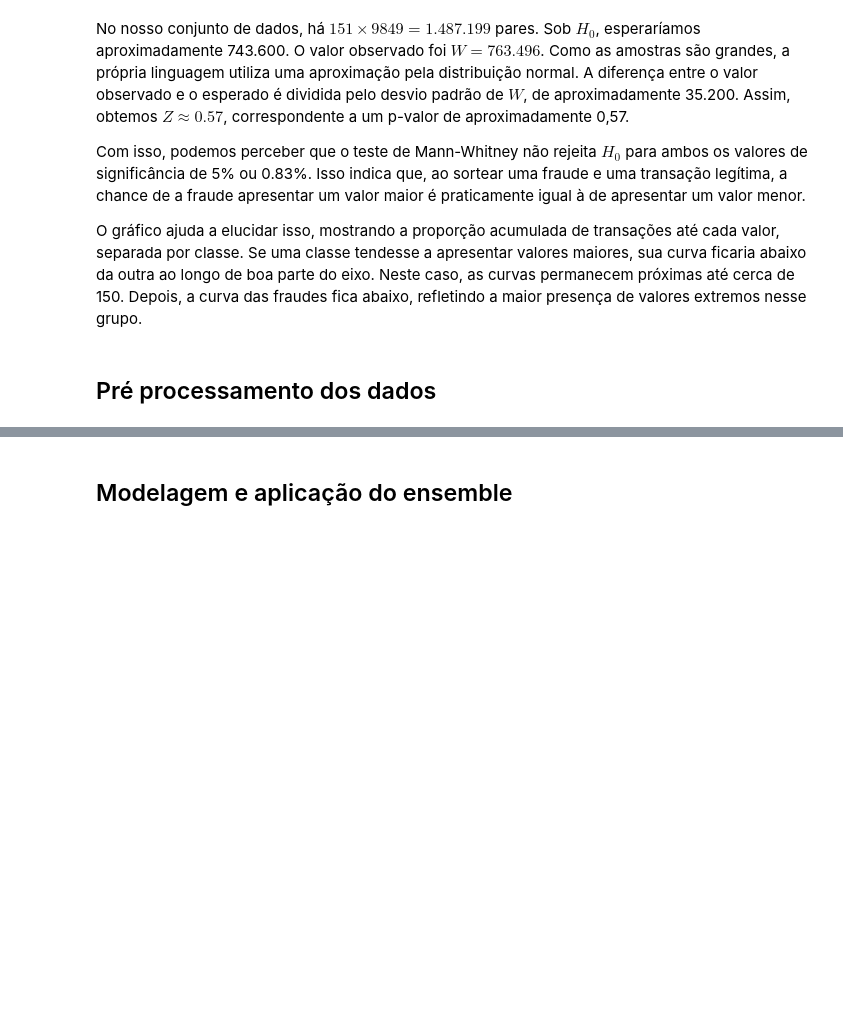
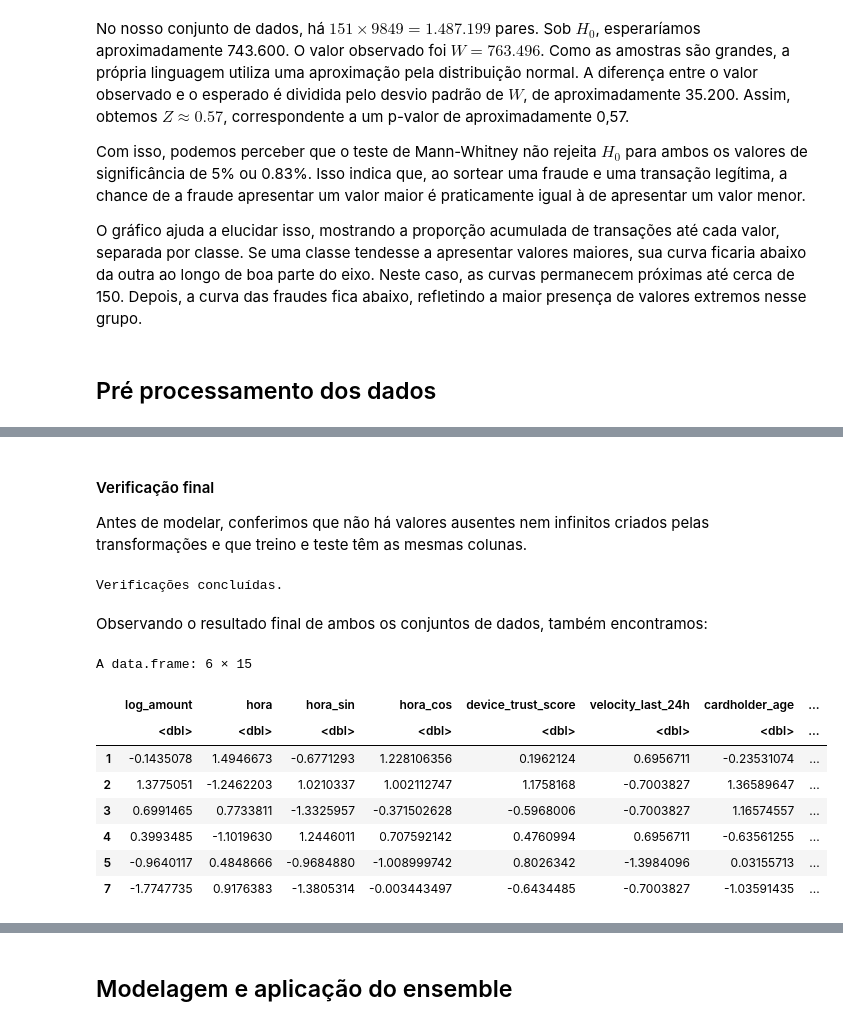
Before and after one commit to luiseduaardo/credit-card-fraud-detection, a Jupyter notebook: analysis.ipynb, the cells around one changed output, grey strips where cells are left out. Drawn from its saved outputs; the diff is of its cells as text; code cells hidden in the pictures; blank space fills up the shorter version.

Commit message:
feat: ajusta pré-processamento dos dados

```diff
--- a/analysis.ipynb
+++ b/analysis.ipynb
@@ -1376,9 +1365,7 @@ dados_modelo <- data.frame(
   foreign_transaction = as.integer(dados$foreign_transaction == "Sim"),
   location_mismatch   = as.integer(dados$location_mismatch == "Sim"),
   merchant_category   = dados$merchant_category,
-  is_fraud            = factor(ifelse(dados$is_fraud == "Fraude", "fraude", "legitima"),
-                               levels = c("legitima", "fraude"))
+  is_fraud            = as.integer(dados$is_fraud == "Fraude")
 )
 
-# transaction_id e madrugada (criada na EDA) não entram: ver justificativa acima
 str(dados_modelo)
@@ -1390,0 +1387,10 @@ O conjunto de teste só será usado na avaliação final. Toda decisão de escal
+# %%
+dummies <- model.matrix(~ merchant_category - 1, data = dados_modelo)
+colnames(dummies) <- sub("^merchant_category", "cat_", colnames(dummies))
+
+dados_modelo <- data.frame(
+  dados_modelo[, setdiff(names(dados_modelo), c("merchant_category", "is_fraud")), drop = FALSE],
+  dummies,
+  is_fraud = dados_modelo$is_fraud
+)
+str(dados_modelo)
@@ -1568,0 +1455,28 @@ Resumo do que a etapa de modelagem recebe:
+# %%
+colunas_continuas <- c("amount", "transaction_hour", "device_trust_score",
+                       "velocity_last_24h", "cardholder_age")
+
+transformar_continuas <- function(df) {
+  data.frame(
+    log_amount         = log1p(df$amount),
+    hora               = df$transaction_hour,
+    hora_sin           = sin(2 * pi * df$transaction_hour / 24),
+    hora_cos           = cos(2 * pi * df$transaction_hour / 24),
+    device_trust_score = df$device_trust_score,
+    velocity_last_24h  = df$velocity_last_24h,
+    cardholder_age     = df$cardholder_age
+  )
+}
+
+# Média e desvios padrão do treino para evitar vazamento de dados
+cont_treino <- transformar_continuas(treino)
+media <- colMeans(cont_treino)
+dp <- apply(cont_treino, 2, sd)
+
+padronizar <- function(df) {
+  cont <- as.data.frame(scale(as.matrix(transformar_continuas(df)), center = media, scale = dp))
+  data.frame(cont, df[, setdiff(names(df), colunas_continuas)])
+}
+
+treino <- padronizar(treino)
+teste  <- padronizar(teste)
@@ -1568,0 +1502,27 @@ Resumo do que a etapa de modelagem recebe:
+# %% [markdown]
+#### Verificação final
+
+Antes de modelar, conferimos que não há valores ausentes nem infinitos criados pelas transformações e que treino e teste têm as mesmas colunas.
+# %%
+stopifnot(
+  !anyNA(treino), !anyNA(teste),
+  all(is.finite(as.matrix(treino))), all(is.finite(as.matrix(teste))),
+  identical(names(treino), names(teste))
+)
+cat("Verificações concluídas.\n")
+# %% [output]
+Verificações concluídas.
+# %% [markdown]
+Observando o resultado final de ambos os conjuntos de dados, também encontramos:
+# %%
+head(treino)
+# %% [output]
+A data.frame: 6 × 15
+|  | log_amount | hora | hora_sin | hora_cos | device_trust_score | velocity_last_24h | cardholder_age | ... |
+|  | <dbl> | <dbl> | <dbl> | <dbl> | <dbl> | <dbl> | <dbl> | ... |
+| 1 | -0.1435078 | 1.4946673 | -0.6771293 | 1.228106356 | 0.1962124 | 0.6956711 | -0.23531074 | ... |
+| 2 | 1.3775051 | -1.2462203 | 1.0210337 | 1.002112747 | 1.1758168 | -0.7003827 | 1.36589647 | ... |
+| 3 | 0.6991465 | 0.7733811 | -1.3325957 | -0.371502628 | -0.5968006 | -0.7003827 | 1.16574557 | ... |
+| 4 | 0.3993485 | -1.1019630 | 1.2446011 | 0.707592142 | 0.4760994 | 0.6956711 | -0.63561255 | ... |
+| 5 | -0.9640117 | 0.4848666 | -0.9684880 | -1.008999742 | 0.8026342 | -1.3984096 | 0.03155713 | ... |
+| 7 | -1.7747735 | 0.9176383 | -1.3805314 | -0.003443497 | -0.6434485 | -0.7003827 | -1.03591435 | ... |
```
Also changed, not shown: parts of 35 cells of this notebook.
